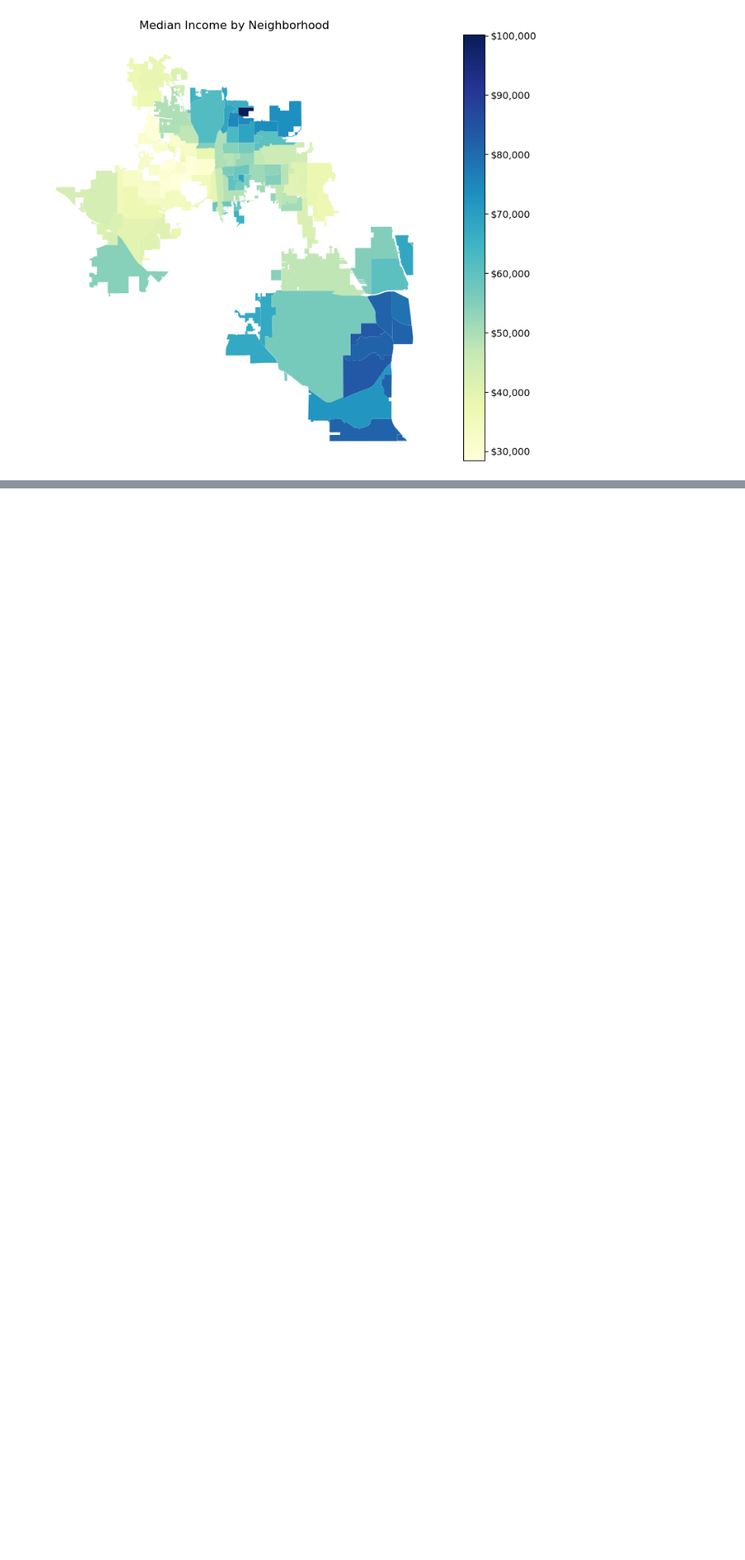
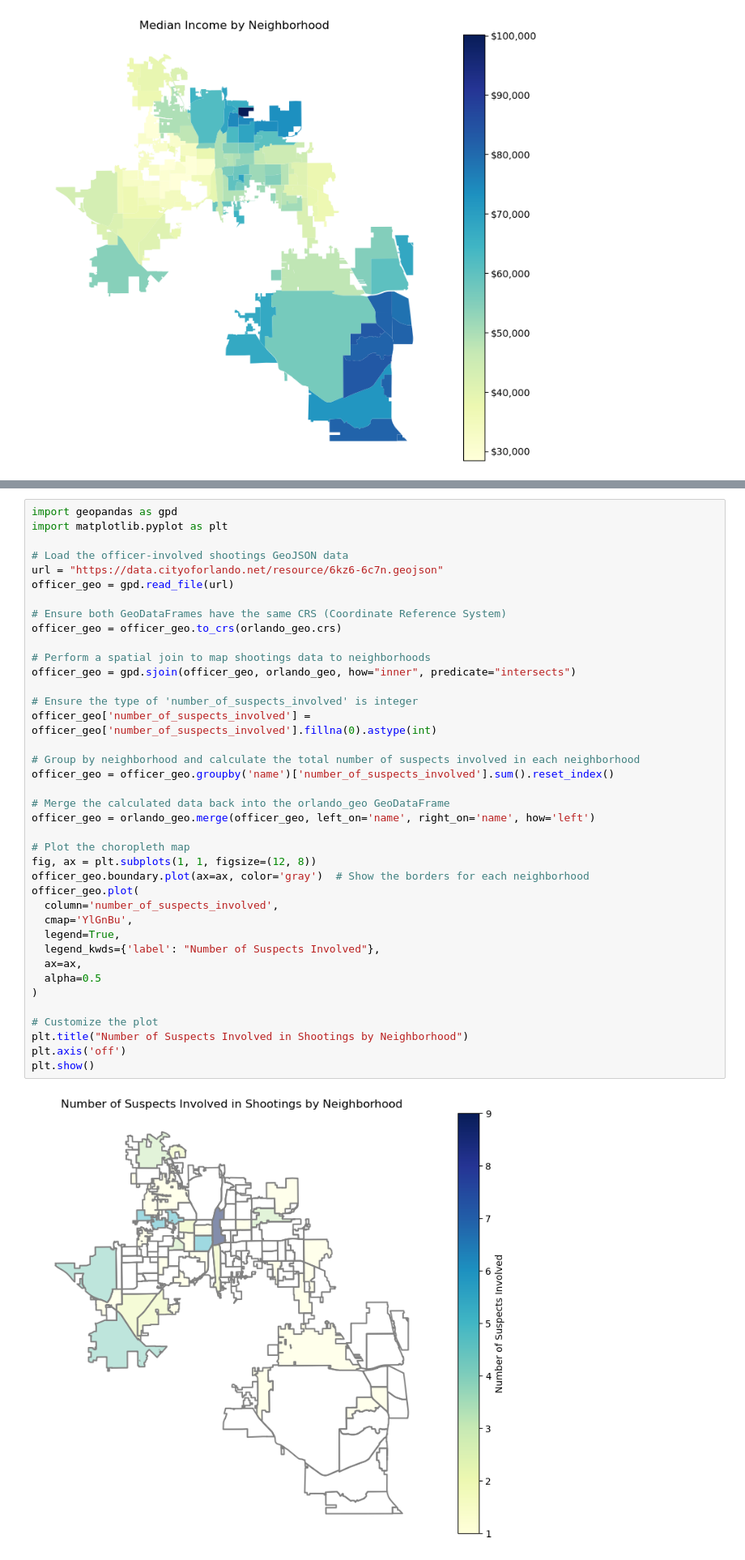
Before and after one commit to dztaylor936/ds2025-group3, a Jupyter notebook: eda.ipynb, the cells around one changed output, grey strips where cells are left out. Shown at 81% size. Cells and saved outputs as stored; diff of their text form; blank space fills up the shorter version.

```diff
--- a/eda.ipynb
+++ b/eda.ipynb
@@ -280,0 +336,41 @@ plt.show()
+# %%
+import geopandas as gpd
+import matplotlib.pyplot as plt
+
+# Load the officer-involved shootings GeoJSON data
+url = "https://data.cityoforlando.net/resource/6kz6-6c7n.geojson"
+officer_geo = gpd.read_file(url)
+
+# Ensure both GeoDataFrames have the same CRS (Coordinate Reference System)
+officer_geo = officer_geo.to_crs(orlando_geo.crs)
+
+# Perform a spatial join to map shootings data to neighborhoods
+officer_geo = gpd.sjoin(officer_geo, orlando_geo, how="inner", predicate="intersects")
+
+# Ensure the type of 'number_of_suspects_involved' is integer
+officer_geo['number_of_suspects_involved'] = officer_geo['number_of_suspects_involved'].fillna(0).astype(int)
+
+# Group by neighborhood and calculate the total number of suspects involved in each neighborhood
+officer_geo = officer_geo.groupby('name')['number_of_suspects_involved'].sum().reset_index()
+
+# Merge the calculated data back into the orlando_geo GeoDataFrame
+officer_geo = orlando_geo.merge(officer_geo, left_on='name', right_on='name', how='left')
+
+# Plot the choropleth map
+fig, ax = plt.subplots(1, 1, figsize=(12, 8))
+officer_geo.boundary.plot(ax=ax, color='gray')  # Show the borders for each neighborhood
+officer_geo.plot(
+  column='number_of_suspects_involved',
+  cmap='YlGnBu',
+  legend=True,
+  legend_kwds={'label': "Number of Suspects Involved"},
+  ax=ax,
+  alpha=0.5
+)
+
+# Customize the plot
+plt.title("Number of Suspects Involved in Shootings by Neighborhood")
+plt.axis('off')
+plt.show()
+# %% [output]
+[figure, added]
```
Also changed, not shown: parts of 3 cells of this notebook.
